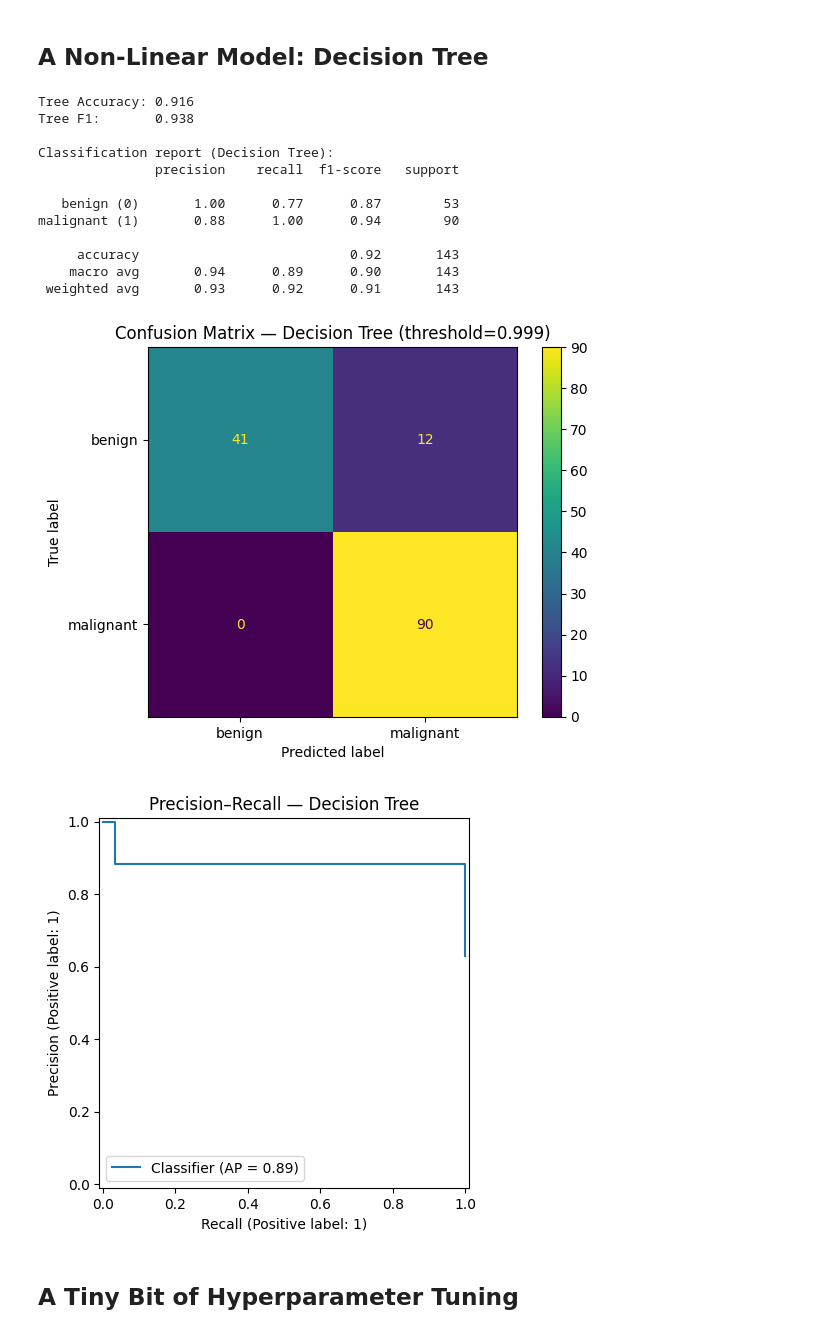
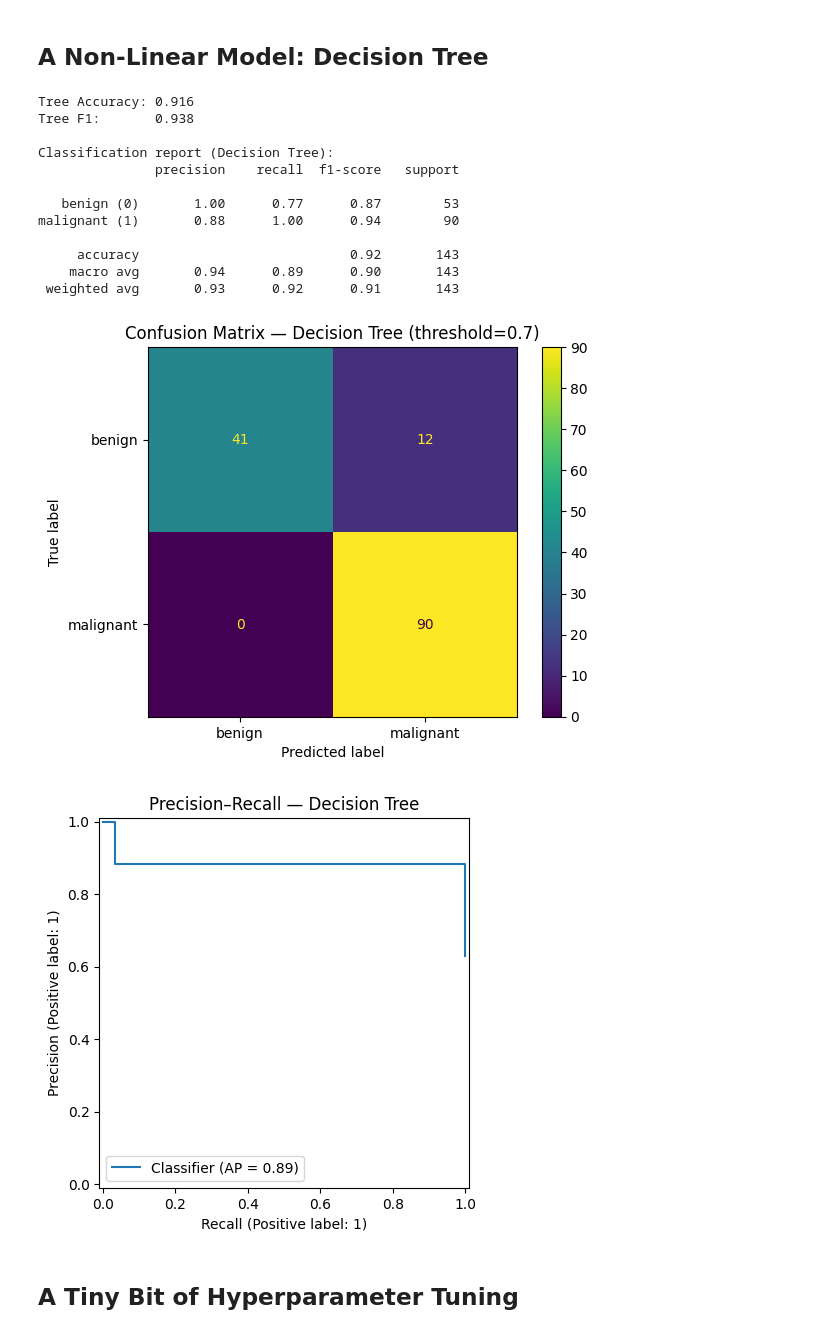
Before and after one commit to christianeiken-coder/Ai-Medical-Physics, a Jupyter notebook: week_02_ml_basics_I.ipynb, the cells around one changed output. Saved outputs shown, nothing was run; the diff lists cells and outputs as text; code cells hidden in the pictures.

```diff
--- a/week_02_ml_basics_I.ipynb
+++ b/week_02_ml_basics_I.ipynb
@@ -473,7 +473,7 @@ tree.fit(X_train, y_train)
 y_proba_dt = tree.predict_proba(X_test)[:, 1]
 
 # Schwelle senken: lieber mehr False Positives als False Negatives
-threshold = 0.999  # Du kannst diesen Wert feinjustieren
+threshold = 0.7  # Du kannst diesen Wert feinjustieren
 y_pred_dt = (y_proba_dt >= threshold).astype(int)
 
 # === Kennzahlen ===
@@ -485,34 +485,34 @@ print(f"Tree F1:       {f1_dt:.3f}")
 
 print("\nClassification report (Decision Tree):")
 print(classification_report(
     y_test, y_pred_dt,
     target_names=["benign (0)", "malignant (1)"]
 ))
 
 # === Confusion Matrix ===
 cm = confusion_matrix(y_test, y_pred_dt)
 ConfusionMatrixDisplay(confusion_matrix=cm, display_labels=["benign", "malignant"]).plot()
 plt.title(f"Confusion Matrix — Decision Tree (threshold={threshold})")
 plt.show()
 
 # === Precision–Recall Curve ===
 PrecisionRecallDisplay.from_predictions(y_test, y_proba_dt)
 plt.title("Precision–Recall — Decision Tree")
 plt.show()
 # %% [output]
 Tree Accuracy: 0.916
 Tree F1:       0.938
 
 Classification report (Decision Tree):
                precision    recall  f1-score   support
 
    benign (0)       1.00      0.77      0.87        53
 malignant (1)       0.88      1.00      0.94        90
 
      accuracy                           0.92       143
     macro avg       0.94      0.89      0.90       143
  weighted avg       0.93      0.92      0.91       143
-[figure, old version]
+[figure, new version]
 [figure]
 # %% [markdown]
 ## A Tiny Bit of Hyperparameter Tuning
```
Also changed, not shown: parts of 1 cell of this notebook.
